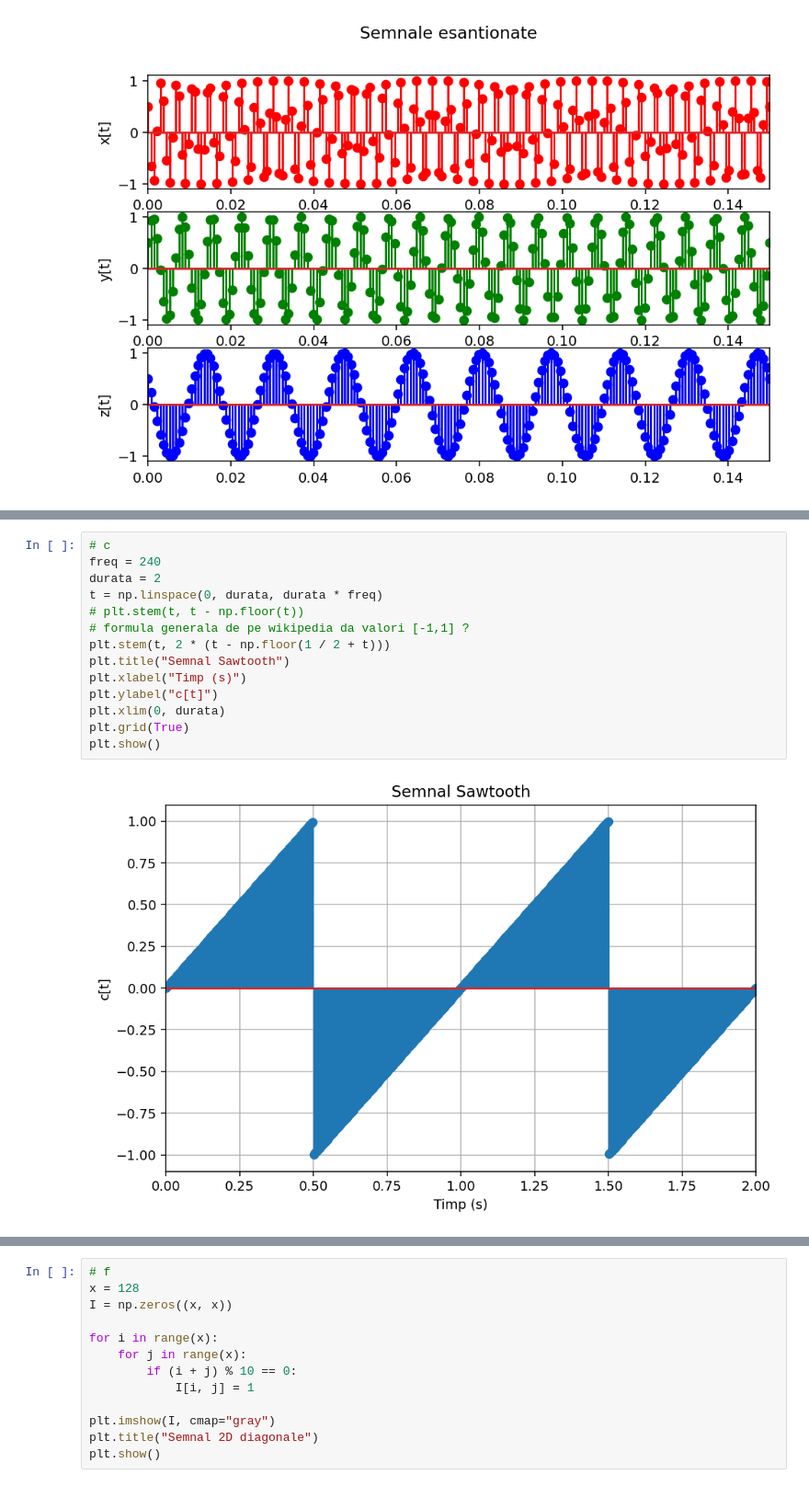
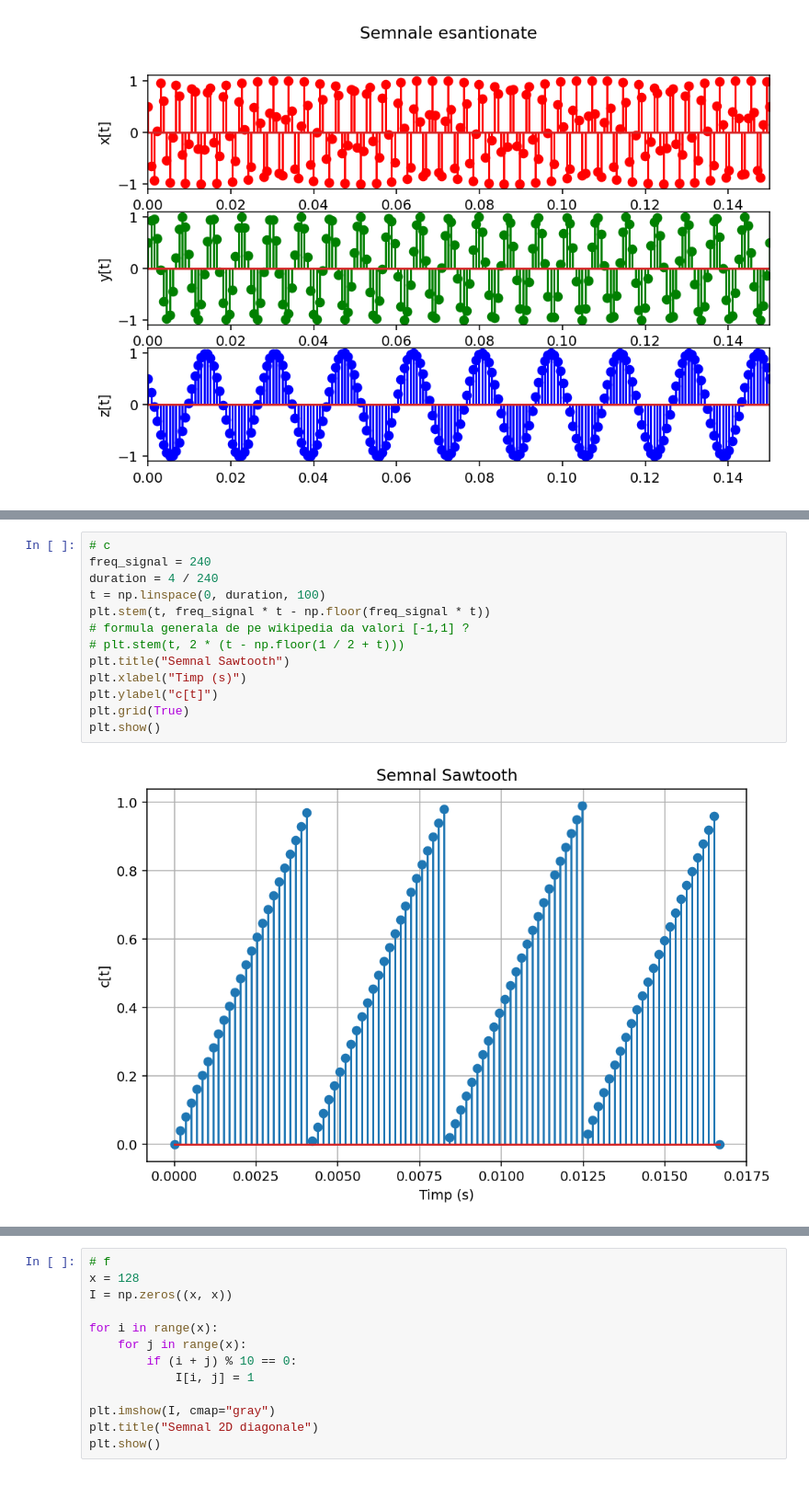
Before and after one commit to lmihaig/facultate, a Jupyter notebook: An4/Sem1/ProcSemn/lab/lab01/lab1.ipynb, the cells around one changed output, grey strips where cells are left out. Shown at 92% size. Cells and saved outputs as stored; diff of their text form.

```diff
--- a/An4/Sem1/ProcSemn/lab/lab01/lab1.ipynb
+++ b/An4/Sem1/ProcSemn/lab/lab01/lab1.ipynb
@@ -87,18 +85,17 @@ plt.show()
 # %%
 # c
-freq = 240
-durata = 2
-t = np.linspace(0, durata, durata * freq)
-# plt.stem(t, t - np.floor(t))
+freq_signal = 240
+duration = 4 / 240
+t = np.linspace(0, duration, 100)
+plt.stem(t, freq_signal * t - np.floor(freq_signal * t))
 # formula generala de pe wikipedia da valori [-1,1] ?
-plt.stem(t, 2 * (t - np.floor(1 / 2 + t)))
+# plt.stem(t, 2 * (t - np.floor(1 / 2 + t)))
 plt.title("Semnal Sawtooth")
 plt.xlabel("Timp (s)")
 plt.ylabel("c[t]")
-plt.xlim(0, durata)
 plt.grid(True)
 plt.show()
 # %% [output]
-[figure, old version]
+[figure, new version]
 # %%
 # d
```
Also changed, not shown: parts of 4 cells of this notebook, 2 other files.
